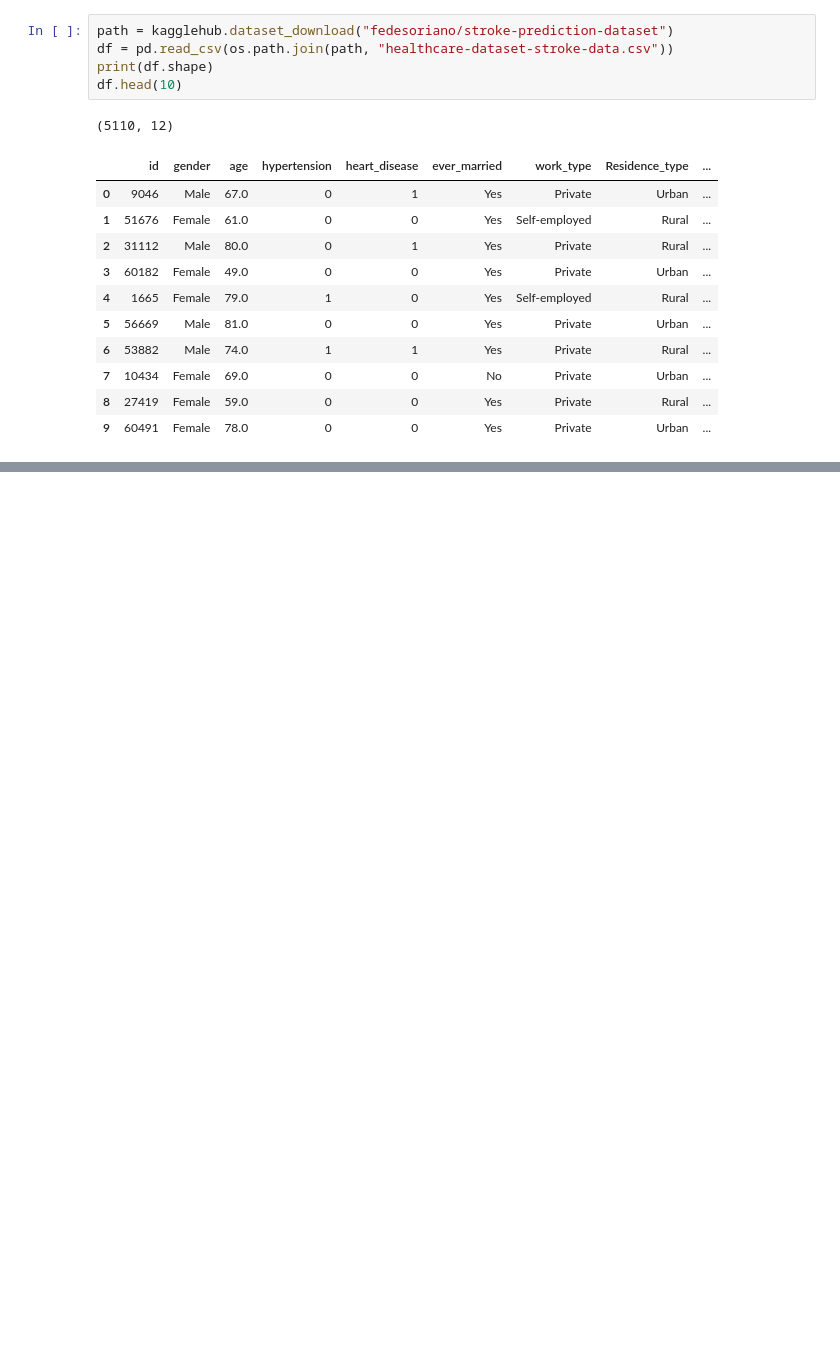
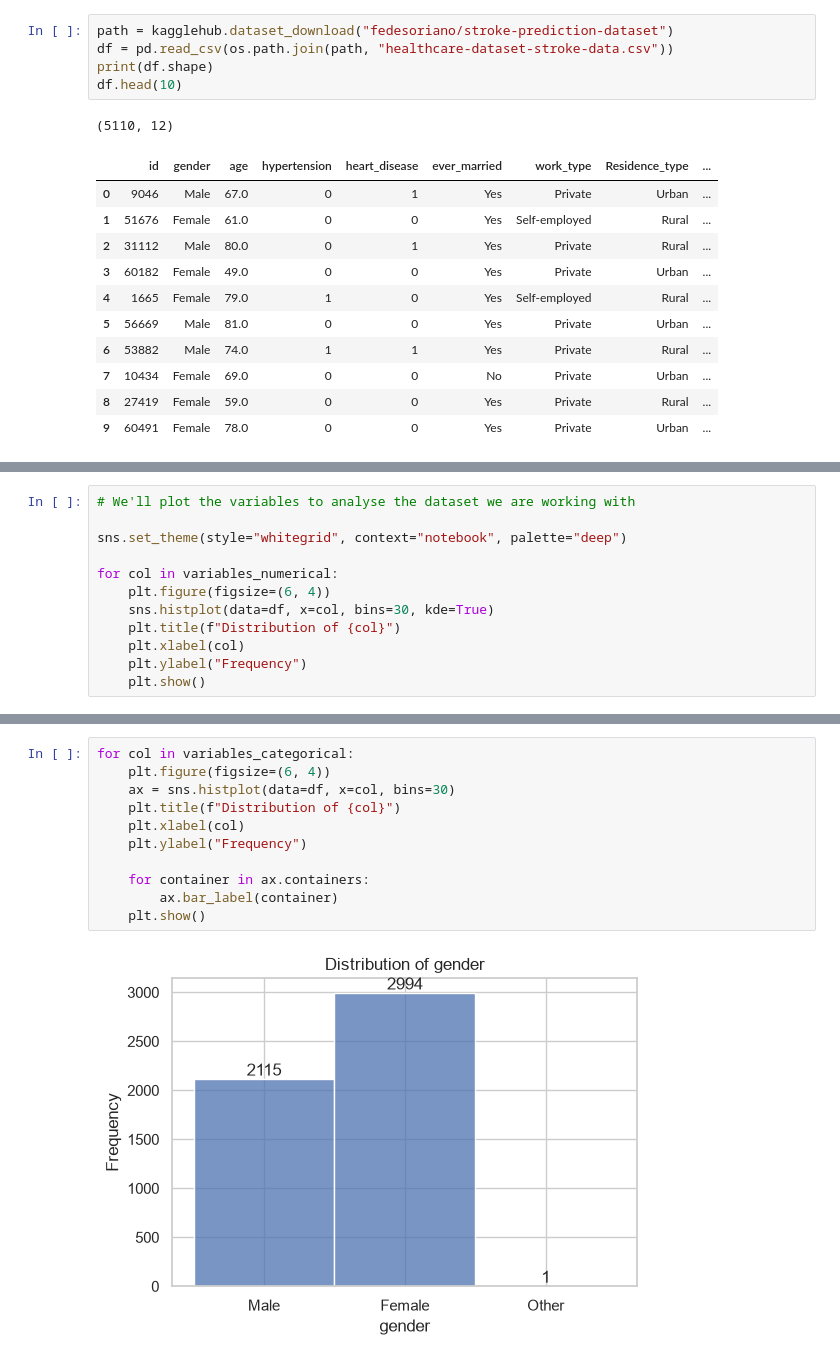
Before and after one commit to tomepedrogit/Stroke-Prediction-Dataset, a Jupyter notebook: stroke_prediction.ipynb, the cells around one changed output, grey strips where cells are left out. Drawn from its saved outputs; the diff is of its cells as text; blank space fills up the shorter version.

```diff
--- a/stroke_prediction.ipynb
+++ b/stroke_prediction.ipynb
@@ -132,0 +96,12 @@ for col in var_set2:
+# %%
+# We'll plot the variables to analyse the dataset we are working with
+
+sns.set_theme(style="whitegrid", context="notebook", palette="deep")
+
+for col in variables_numerical:
+    plt.figure(figsize=(6, 4))
+    sns.histplot(data=df, x=col, bins=30, kde=True)
+    plt.title(f"Distribution of {col}")
+    plt.xlabel(col)
+    plt.ylabel("Frequency")
+    plt.show()
@@ -132,0 +112,13 @@ for col in var_set2:
+# %%
+for col in variables_categorical:
+    plt.figure(figsize=(6, 4))
+    ax = sns.histplot(data=df, x=col, bins=30)
+    plt.title(f"Distribution of {col}")
+    plt.xlabel(col)
+    plt.ylabel("Frequency")
+
+    for container in ax.containers:
+        ax.bar_label(container)
+    plt.show()
+# %% [output]
+[figure, added]
```
Also changed, not shown: parts of 19 cells of this notebook.
